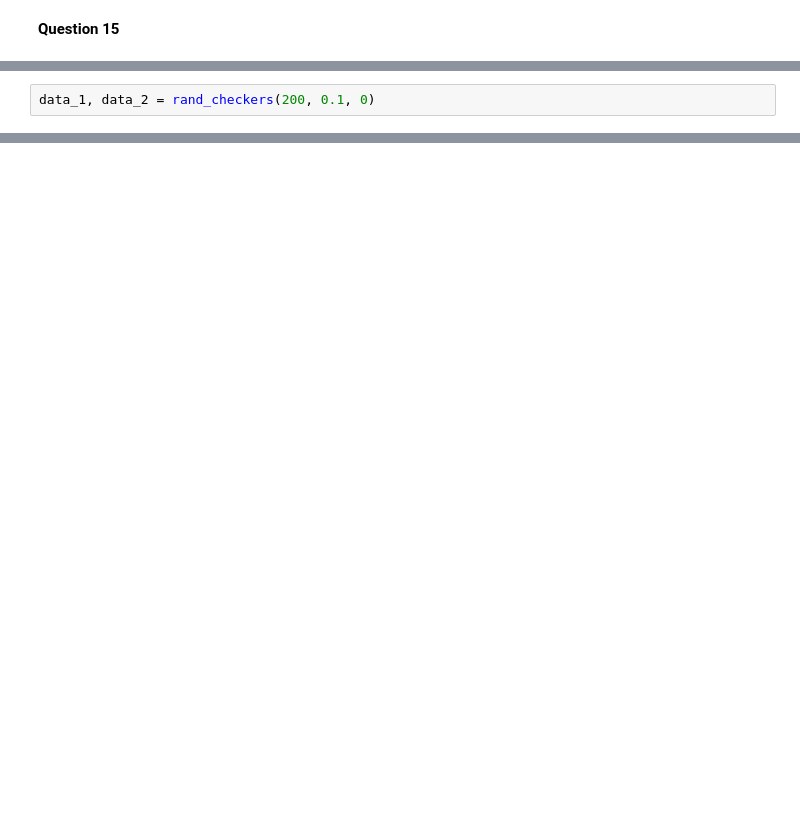
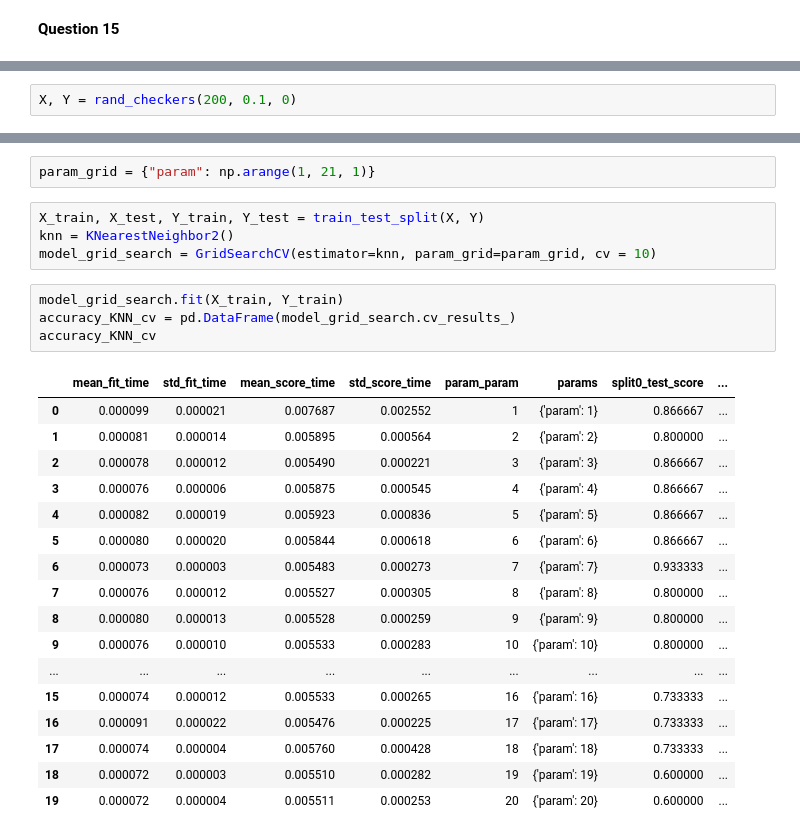
Before and after one commit to thom1100/Valentin_HENRY-LEO_Thomas_MILCENT, a Jupyter notebook: Valentin_HENRY-LEO_Thomas_MILCENT.ipynb, the cells around one changed output, grey strips where cells are left out. Saved outputs shown, nothing was run; the diff lists cells and outputs as text; blank space fills up the shorter version.

```diff
--- a/Valentin_HENRY-LEO_Thomas_MILCENT.ipynb
+++ b/Valentin_HENRY-LEO_Thomas_MILCENT.ipynb
@@ -537,4 +548,4 @@ def rand_checkers(n_samples=200, sigma=0.1, random_state=0):
     res = np.hstack([xapp, yapp[:, np.newaxis]])
     return np.array(res[ind, :2]), np.array(res[ind, 2])
 # %%
-data_1, data_2 = rand_checkers(200, 0.1, 0)
+X, Y = rand_checkers(200, 0.1, 0)
@@ -560,0 +587,28 @@ data_1, data_2
+# %%
+param_grid = {"param": np.arange(1, 21, 1)}
+# %%
+X_train, X_test, Y_train, Y_test = train_test_split(X, Y)
+knn = KNearestNeighbor2()
+model_grid_search = GridSearchCV(estimator=knn, param_grid=param_grid, cv = 10)
+# %%
+model_grid_search.fit(X_train, Y_train)
+accuracy_KNN_cv = pd.DataFrame(model_grid_search.cv_results_)
+accuracy_KNN_cv
+# %% [output]
+|  | mean_fit_time | std_fit_time | mean_score_time | std_score_time | param_param | params | split0_test_score | ... |
+| 0 | 0.000099 | 0.000021 | 0.007687 | 0.002552 | 1 | {'param': 1} | 0.866667 | ... |
+| 1 | 0.000081 | 0.000014 | 0.005895 | 0.000564 | 2 | {'param': 2} | 0.800000 | ... |
+| 2 | 0.000078 | 0.000012 | 0.005490 | 0.000221 | 3 | {'param': 3} | 0.866667 | ... |
+| 3 | 0.000076 | 0.000006 | 0.005875 | 0.000545 | 4 | {'param': 4} | 0.866667 | ... |
+| 4 | 0.000082 | 0.000019 | 0.005923 | 0.000836 | 5 | {'param': 5} | 0.866667 | ... |
+| 5 | 0.000080 | 0.000020 | 0.005844 | 0.000618 | 6 | {'param': 6} | 0.866667 | ... |
+| 6 | 0.000073 | 0.000003 | 0.005483 | 0.000273 | 7 | {'param': 7} | 0.933333 | ... |
+| 7 | 0.000076 | 0.000012 | 0.005527 | 0.000305 | 8 | {'param': 8} | 0.800000 | ... |
+| 8 | 0.000080 | 0.000013 | 0.005528 | 0.000259 | 9 | {'param': 9} | 0.800000 | ... |
+| 9 | 0.000076 | 0.000010 | 0.005533 | 0.000283 | 10 | {'param': 10} | 0.800000 | ... |
+| ... | ... | ... | ... | ... | ... | ... | ... | ... |
+| 15 | 0.000074 | 0.000012 | 0.005533 | 0.000265 | 16 | {'param': 16} | 0.733333 | ... |
+| 16 | 0.000091 | 0.000022 | 0.005476 | 0.000225 | 17 | {'param': 17} | 0.733333 | ... |
+| 17 | 0.000074 | 0.000004 | 0.005760 | 0.000428 | 18 | {'param': 18} | 0.733333 | ... |
+| 18 | 0.000072 | 0.000003 | 0.005510 | 0.000282 | 19 | {'param': 19} | 0.600000 | ... |
+| 19 | 0.000072 | 0.000004 | 0.005511 | 0.000253 | 20 | {'param': 20} | 0.600000 | ... |
```
Also changed, not shown: parts of 16 cells of this notebook.
